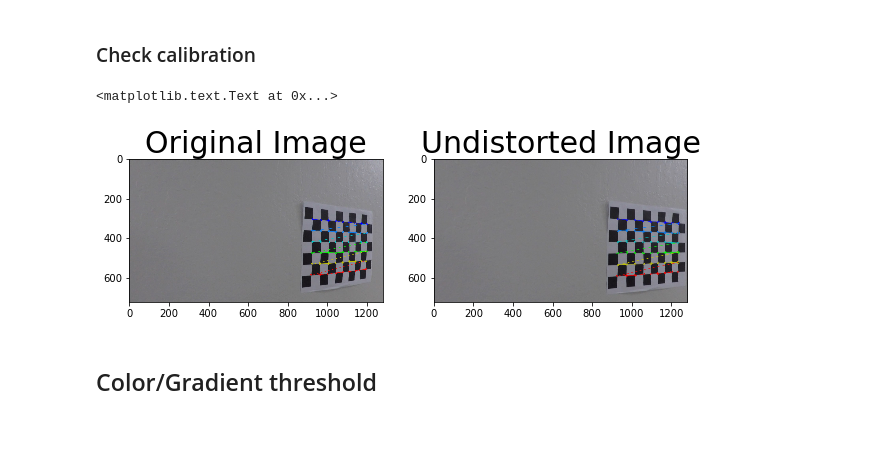
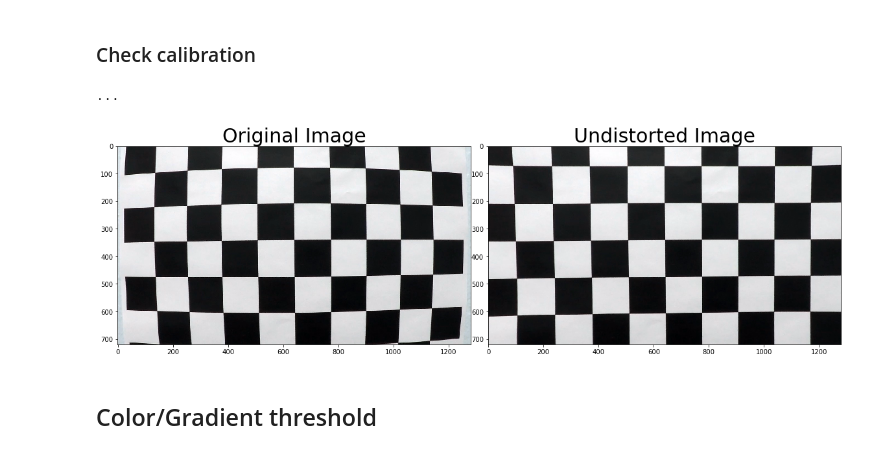
Before and after one commit to fvmassoli/Advanced-Lane-Lines-ComputerVision, a Jupyter notebook: project_test_lab.ipynb, the cells around one changed output. Cells and saved outputs as stored; diff of their text form; code cells hidden in the pictures.

```diff
--- a/project_test_lab.ipynb
+++ b/project_test_lab.ipynb
@@ -13,6 +13,9 @@ import glob
 
 This will return us the camera matrix and the distorsion coefficients that we will use to undistort the images
 # %%
+# termination criteria
+criteria = (cv2.TERM_CRITERIA_EPS + cv2.TERM_CRITERIA_MAX_ITER, 30, 0.001)
+
 images = []
 images = glob.glob('camera_cal/calibration*.jpg')
 
@@ -30,11 +33,13 @@ counter = 0
 for image in images:
     img = mpimg.imread(image)
     gray = cv2.cvtColor(img, cv2.COLOR_RGB2GRAY)
+    print(gray.shape[::-1])
     ret, corners = cv2.findChessboardCorners(gray, (chess_board_nx, chess_board_ny), None)
     if ret == True:
         counter += 1
         images_with_corners.append(img)
         obj_points.append(obj)
+        corners2 = cv2.cornerSubPix(gray,corners,(11,11),(-1,-1),criteria)
         img_points.append(corners)
         img_with_corners = cv2.drawChessboardCorners(img, (chess_board_nx, chess_board_ny), corners, ret)
         plt.imshow(img_with_corners)
@@ -48,21 +69,30 @@ ret, mtx, dist, rvecs, tvecs = cv2.calibrateCamera(obj_points, img_points, gray.
 # %% [markdown]
 ### Check calibration
 # %%
-undistorted_images = []
+# Test undistortion on an image
+img = cv2.imread('camera_cal/calibration1.jpg')
+img_size = (img.shape[1], img.shape[0])
 
-for img in images_with_corners:
-    dst = cv2.undistort(img, mtx, dist, None, mtx)
-    undistorted_images.append(dst)
+# Do camera calibration given object points and image points
+dst = cv2.undistort(img, mtx, dist, None, mtx)
 
-f, (ax1, ax2) = plt.subplots(1, 2, figsize=(10,5))
-
-ax1.imshow(images_with_corners[5])
+# Save the camera calibration result for later use (we won't worry about rvecs / tvecs)
+dist_pickle = {}
+dist_pickle["mtx"] = mtx
+dist_pickle["dist"] = dist
+#pickle.dump( dist_pickle, open( "calibration.p", "wb" ) )
+#dst = cv2.cvtColor(dst, cv2.COLOR_BGR2RGB)
+# Visualize undistortion
+f, (ax1, ax2) = plt.subplots(1, 2, figsize=(20,10))
+f.subplots_adjust(hspace = .2, wspace=.05)
+ax1.imshow(img)
 ax1.set_title('Original Image', fontsize=30)
-ax2.imshow(undistorted_images[5])
+ax2.imshow(dst)
 ax2.set_title('Undistorted Image', fontsize=30)
+print('...')
 # %% [output]
-<matplotlib.text.Text at 0x...>
+...
-[figure, old version]
+[figure, new version]
 # %% [markdown]
 ## Color/Gradient threshold
 # %% [markdown]
```
Also changed, not shown: parts of 1 cell of this notebook, 9 other files.
